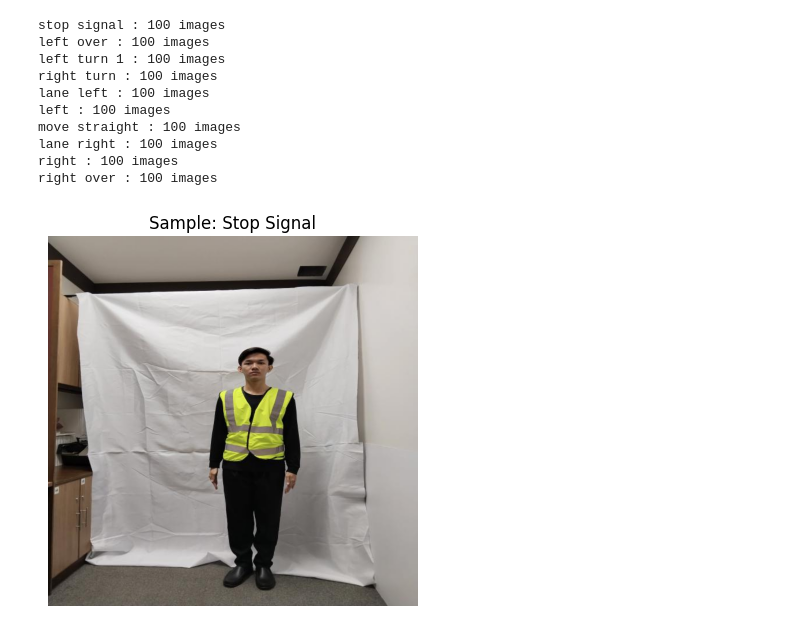
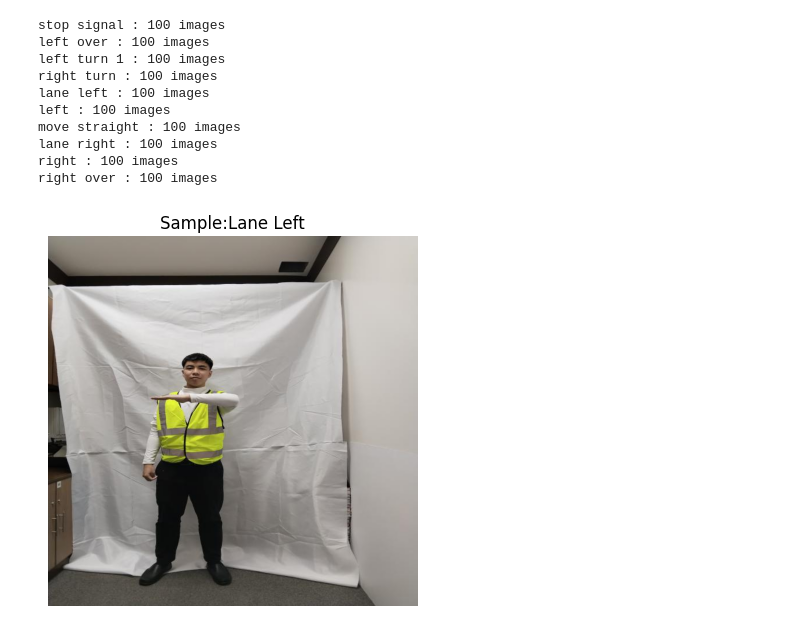
Before and after one commit to deepshikha04yadav/Traffic-Gesture-Detection-for-Automotive, a Jupyter notebook: analysis.ipynb, the cells around one changed output. Saved outputs shown, nothing was run; the diff lists cells and outputs as text; code cells hidden in the pictures.

```diff
--- a/analysis.ipynb
+++ b/analysis.ipynb
@@ -66,16 +64,16 @@ right over : 100 images
 # %%
 import cv2
 import matplotlib.pyplot as plt
 import os
 
-# example image from "stop signal" folder
-img_path = os.path.join(base_dir, "stop signal", os.listdir(os.path.join(base_dir, "stop signal"))[0])
+# example image from "left lane" folder
+img_path = os.path.join(base_dir, "lane left", os.listdir(os.path.join(base_dir, "lane left"))[0])
 
 img = cv2.imread(img_path)
 img = cv2.cvtColor(img, cv2.COLOR_BGR2RGB)
 plt.imshow(img)
-plt.title("Sample: Stop Signal")
+plt.title("Sample:Lane Left")
 plt.axis("off")
 plt.show()
 # %% [output]
-[figure, old version]
+[figure, new version]
```
Also changed, not shown: parts of 1 cell of this notebook.
